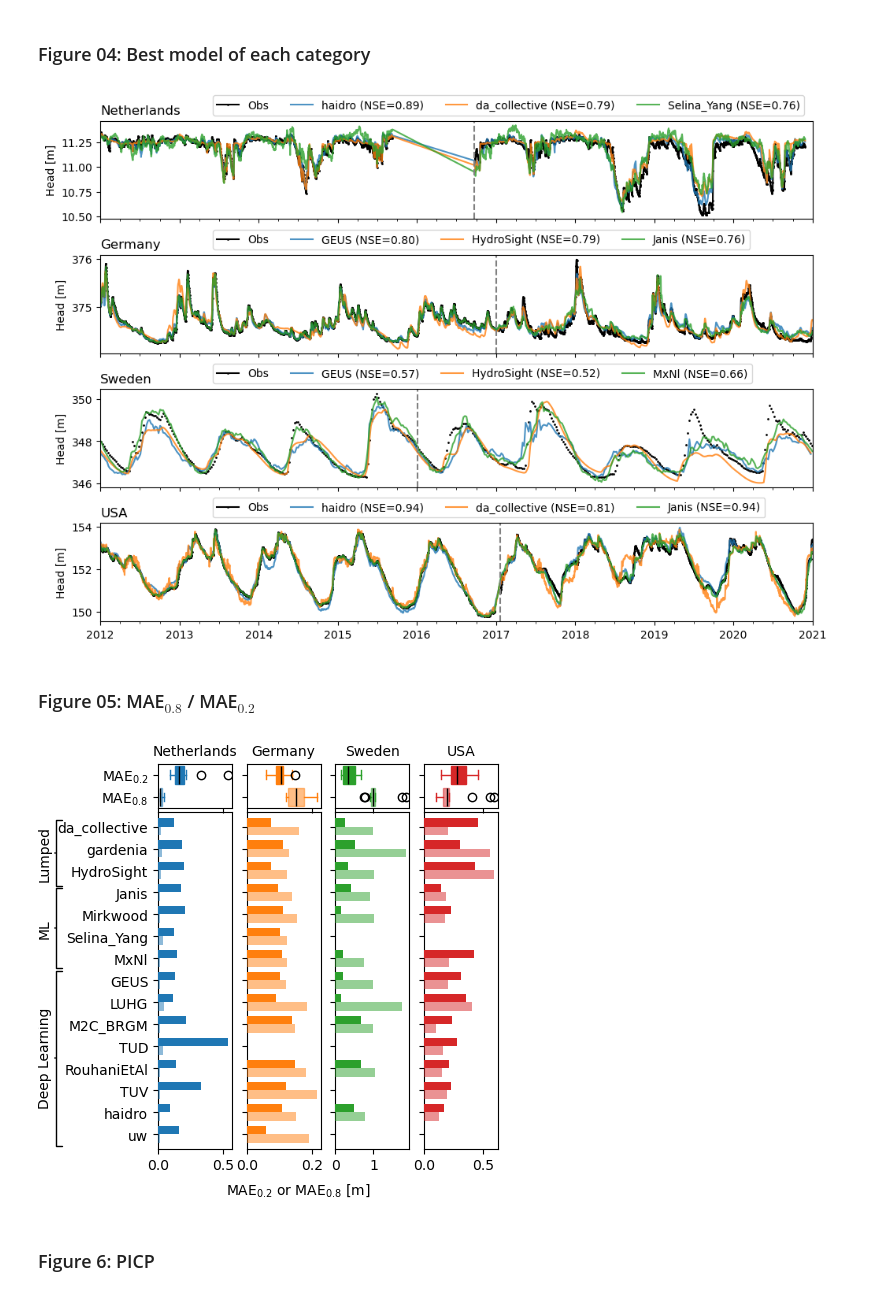
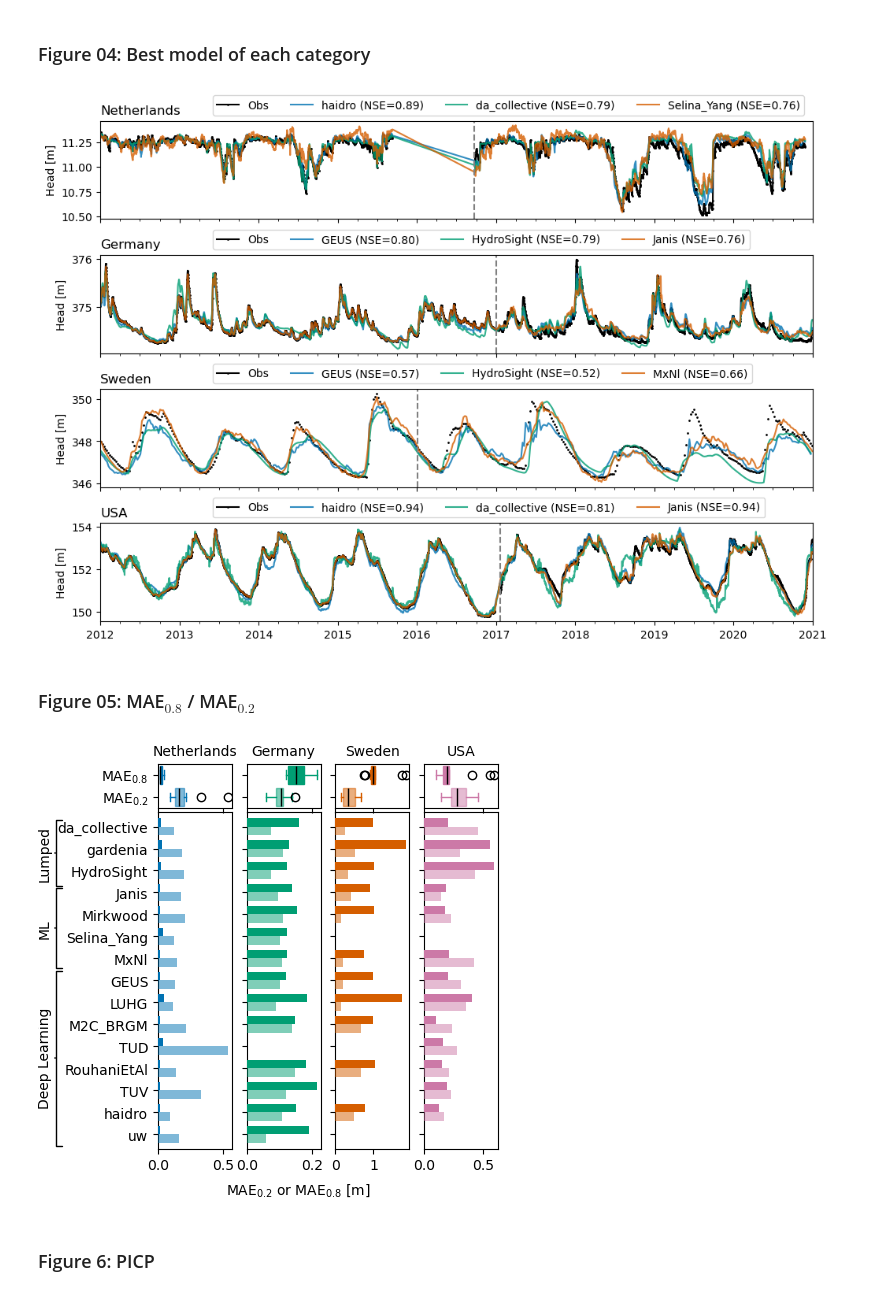
Before and after one commit to gwmodeling/challenge, a Jupyter notebook: scripts/03_analyse.ipynb, the cells around one changed output. Saved outputs shown, nothing was run; the diff lists cells and outputs as text; code cells hidden in the pictures.

```diff
--- a/scripts/03_analyse.ipynb
+++ b/scripts/03_analyse.ipynb
@@ -23,4 +23,10 @@ import matplotlib.colors as mcolors
 from matplotlib.gridspec import GridSpec
 ps.set_log_level("ERROR")
 ps.show_versions()
+
+plt.style.use("seaborn-v0_8-colorblind")
+
+
+prop_cycle = plt.rcParams['axes.prop_cycle']
+colors = prop_cycle.by_key()['color']
 # %% [output]
@@ -93,7 +99,7 @@ for well in wells:
     heads.append(head.loc[~head.index.duplicated()])
 
 heads = pd.concat(heads, axis=1)
-heads = heads.loc[~heads.index.duplicated()]
+heads = heads.loc[~heads.index.duplicated()].sort_index()
 # %% [markdown]
 ## Compute goodness-of-fit metrics
 # %%
@@ -313,7 +317,7 @@ for i, well in enumerate(wells):
 
 plt.savefig("../figures/figure_04.png", bbox_inches="tight", dpi=300)
 # %% [output]
-[figure, old version]
+[figure, new version]
 # %% [markdown]
 ### Figure 05: MAE$_{0.8}$ / MAE$_{0.2}$
 # %%
@@ -341,10 +345,8 @@ for i in range(4):
     top.append(axt)
 
 # Get metrics values
-m = metrics.loc[order, ("validation", ["mae_80", "mae_20"], wells)]
+m = metrics.loc[order, ("validation", ["mae_20", "mae_80"], wells)]
 m.columns = m.columns.droplevel([0])
-
-colors = ['#1f77b4', '#ff7f0e', '#2ca02c', '#d62728']
 
 for i, well in enumerate(wells):
     ax = axes[i]
@@ -353,35 +355,35 @@ for i, well in enumerate(wells):
 
     props = dict(boxes=colors[i], whiskers=colors[i], medians='k', caps=colors[i])
     b = m.loc[:, (slice(None), well)].plot.box(vert=False, ax=top[i], title=None, sharey=True,
                                            widths=0.8, color=props, patch_artist=True)
     b.patches[0].set_alpha(0.5)
-    top[i].set_yticklabels(["MAE$_{0.8}$", "MAE$_{0.2}$"])
+    top[i].set_yticklabels(["MAE$_{0.2}$", "MAE$_{0.8}$"])
     top[i].set_title(None)
 
     m.loc[:, (slice(None), well)].plot(kind="barh", legend=False, zorder=10, width=0.8,
          color=[mcolors.to_rgba((colors[i], 0.5)), mcolors.to_rgba((colors[i], 1.0))], ax=ax)
 
     top[i].set_title(well.split("_")[0], fontsize=10)
     axes[i].set_xlim(0)
 
 # Annotate model groups
 y = 0.71
 plt.annotate('Lumped', xy=(0.035, y), xytext=(0.0, y), xycoords='figure fraction',
             ha='left', va='center', rotation=90,
             arrowprops=dict(arrowstyle='-[, widthB=2.4, lengthB=0.5', lw=1.0));
 y = 0.56
 plt.annotate('ML', xy=(0.035, y), xytext=(0.0, y), xycoords='figure fraction',
             ha='left', va='center', rotation=90,
             arrowprops=dict(arrowstyle='-[, widthB=2.9, lengthB=0.5', lw=1.0));
 y = 0.3
 plt.annotate('Deep Learning', xy=(0.035, y), xytext=(0.0, y), xycoords='figure fraction',
             ha='left', va='center', rotation=90,
             arrowprops=dict(arrowstyle='-[, widthB=6.3, lengthB=0.5', lw=1.0));
 
 fig.text(0.5, 0.02, "MAE$_{0.2}$ or MAE$_{0.8}$ [m]", horizontalalignment="center")
 plt.savefig("../figures/figure_05.png", bbox_inches="tight", dpi=300)
 # %% [output]
-[figure, old version]
+[figure, new version]
 # %% [markdown]
 ### Figure 6: PICP
 # %%
```
Also changed, not shown: parts of 7 cells of this notebook, 1 other file.
